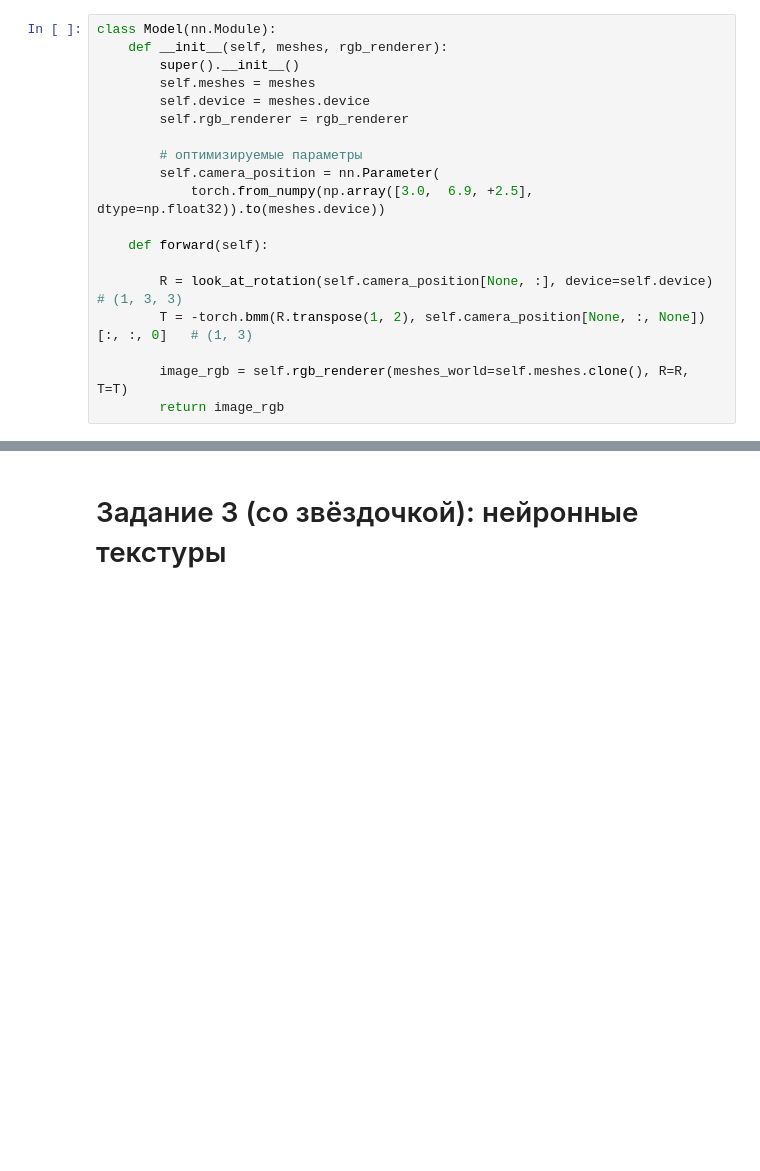
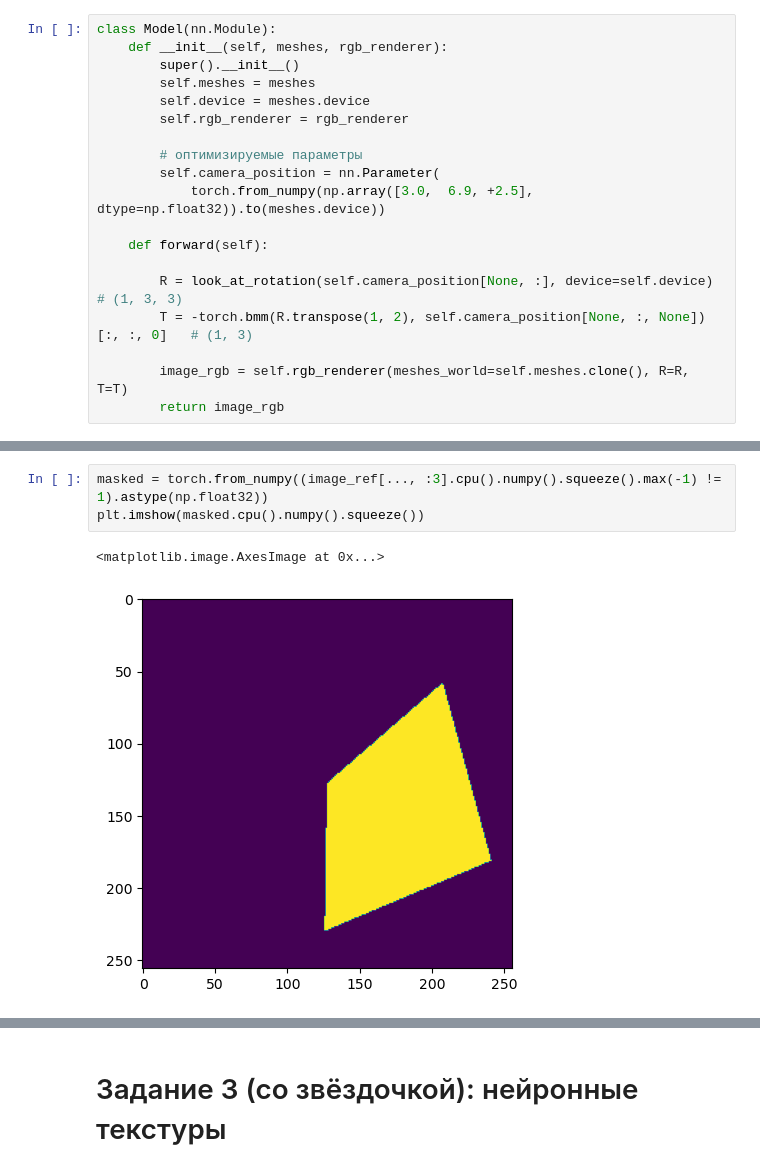
Before and after one commit to EgorOs/differential_rendering_hw, a Jupyter notebook: Rendering/Problems.ipynb, the cells around one changed output, grey strips where cells are left out. Drawn from its saved outputs; the diff is of its cells as text; blank space fills up the shorter version.

```diff
--- a/Rendering/Problems.ipynb
+++ b/Rendering/Problems.ipynb
@@ -275,0 +446,6 @@ class Model(nn.Module):
+# %%
+masked = torch.from_numpy((image_ref[..., :3].cpu().numpy().squeeze().max(-1) != 1).astype(np.float32))
+plt.imshow(masked.cpu().numpy().squeeze())
+# %% [output]
+<matplotlib.image.AxesImage at 0x...>
+[figure, added]
```
Also changed, not shown: parts of 9 cells of this notebook.
